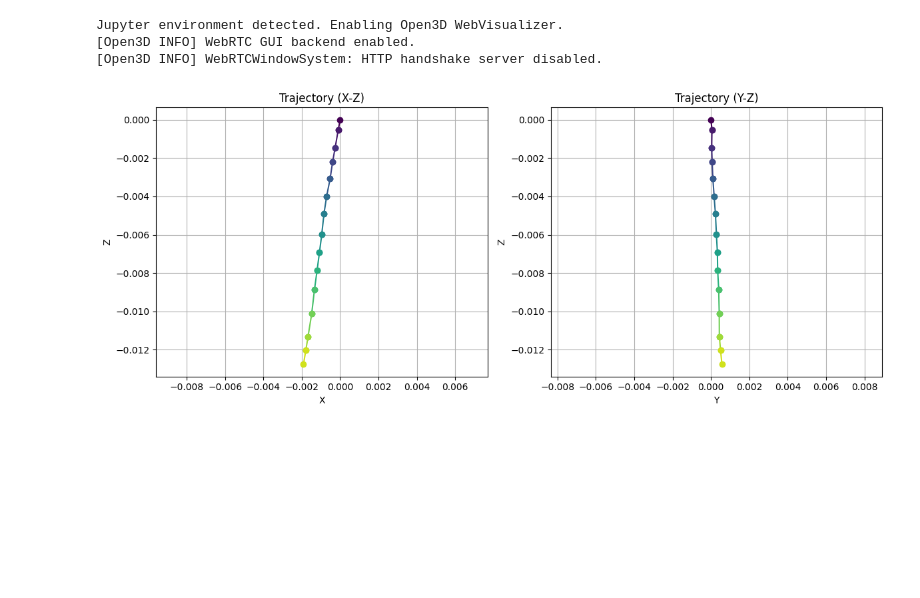
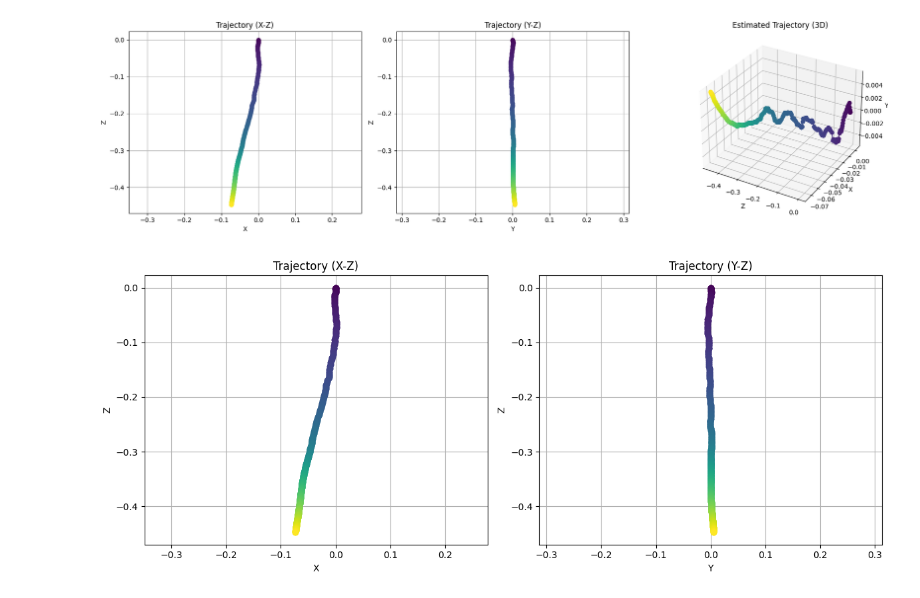
Before and after one commit to yusufacikel/demo_pipe, a Jupyter notebook: demos/orb_vo.ipynb, the cells around one changed output. Saved outputs shown, nothing was run; the diff lists cells and outputs as text; code cells hidden in the pictures; blank space fills up the shorter version.

```diff
--- a/demos/orb_vo.ipynb
+++ b/demos/orb_vo.ipynb
@@ -135,7 +135,7 @@ class Registry:
             R, _ = cv2.Rodrigues(rvec)
             t = tvec.reshape(3)
             T = np.eye(4)
-            T[:3, :3] = R
+            #T[:3, :3] = R
             T[:3, 3] = t
         return T
 # %%
@@ -151,15 +151,14 @@ data_path = os.path.join(current_dir, Config.DATA_PATH)
 dataset = RGBDDataset(data_path)
 vis = Visualizer()
 
-# run_03_syn processing notes:
+# run_03_syn (773 frames) processing notes:
 # The first usable frame is 146 due to insufficient features in the first rolled section.
 # Weld section entrance occurs at frame 195 (+15).
 # Weld section itself starts at frame 285 (+30).
 # Exit from the weld section begins at frame 345 (+15).
-# Second rolled section: frame 345 (+360).
 
-start_frame = 345
-frame_count = 15
+start_frame = 146
+frame_count = 300
 
 regis = Registry()
 global_pcd = o3d.geometry.PointCloud()
@@ -172,17 +171,68 @@ for i in range(frame_count):
     clipped_depth = clip_depth(corrected_depth, 225.0, 325.0)
     pcd = create_pcd_from_rgbd(clipped_depth, color)
     radially_clipped_pcd = clip_radially(pcd)
+    prev_pose_count = len(regis.poses)
     regis.register_frame(i, color, depth, corrected_depth)
-    pose = regis.poses[i]
+    if len(regis.poses) == prev_pose_count:
+        print(f"Skipping frame {frame_idx} due to pose estimation failure.")
+        continue
+    pose = regis.poses[-1]
+
     radially_clipped_pcd.transform(pose)
 
-    global_pcd += radially_clipped_pcd
+    #global_pcd += radially_clipped_pcd
 
-vis.pointcloud(global_pcd)
+#vis.pointcloud(global_pcd)
-# %% [output]
-Jupyter environment detected. Enabling Open3D WebVisualizer.
-[Open3D INFO] WebRTC GUI backend enabled.
-[Open3D INFO] WebRTCWindowSystem: HTTP handshake server disabled.
+# %%
+import numpy as np
+import matplotlib.pyplot as plt
+
+poses = np.stack(regis.poses, axis=0)  # Shape: (N, 4, 4)
+
+xs = poses[:, 0, 3]
+ys = poses[:, 1, 3]
+zs = poses[:, 2, 3]
+
+N = len(xs)
+colors = plt.get_cmap('viridis')(np.linspace(0, 1, N))
+
+fig = plt.figure(figsize=(18, 5))
+
+# X-Z plot
+ax1 = fig.add_subplot(1, 3, 1)
+for i in range(N - 1):
+    ax1.plot(xs[i:i+2], zs[i:i+2], color=colors[i], marker='o')
+ax1.set_xlabel('X')
+ax1.set_ylabel('Z')
+ax1.set_title('Trajectory (X-Z)')
+ax1.grid(True)
+ax1.axis('equal')
+
+# Y-Z plot
+ax2 = fig.add_subplot(1, 3, 2)
+for i in range(N - 1):
+    ax2.plot(ys[i:i+2], zs[i:i+2], color=colors[i], marker='o')
+ax2.set_xlabel('Y')
+ax2.set_ylabel('Z')
+ax2.set_title('Trajectory (Y-Z)')
+ax2.grid(True)
+ax2.axis('equal')
+
+# 3D plot
+from mpl_toolkits.mplot3d import Axes3D  # noqa: F401
+ax3 = fig.add_subplot(1, 3, 3, projection='3d')
+xs_3d = poses[:, 2, 3]
+ys_3d = poses[:, 0, 3]
+zs_3d = poses[:, 1, 3]
+for i in range(N - 1):
+    ax3.plot(xs_3d[i:i+2], ys_3d[i:i+2], zs_3d[i:i+2], color=colors[i], marker='o')
+ax3.set(xlabel='Z', ylabel='X', zlabel='Y')
+ax3.set_title('Estimated Trajectory (3D)')
+
+plt.tight_layout()
+plt.show()
+# %% [output]
+[figure, added]
 # %%
 import matplotlib.pyplot as plt
 import numpy as np
@@ -219,7 +269,7 @@ plt.axis('equal')
 plt.tight_layout()
 plt.show()
 # %% [output]
-[figure, old version]
+[figure, new version]
 # %%
 import numpy as np
 import matplotlib.pyplot as plt
```
Also changed, not shown: parts of 1 cell of this notebook.
